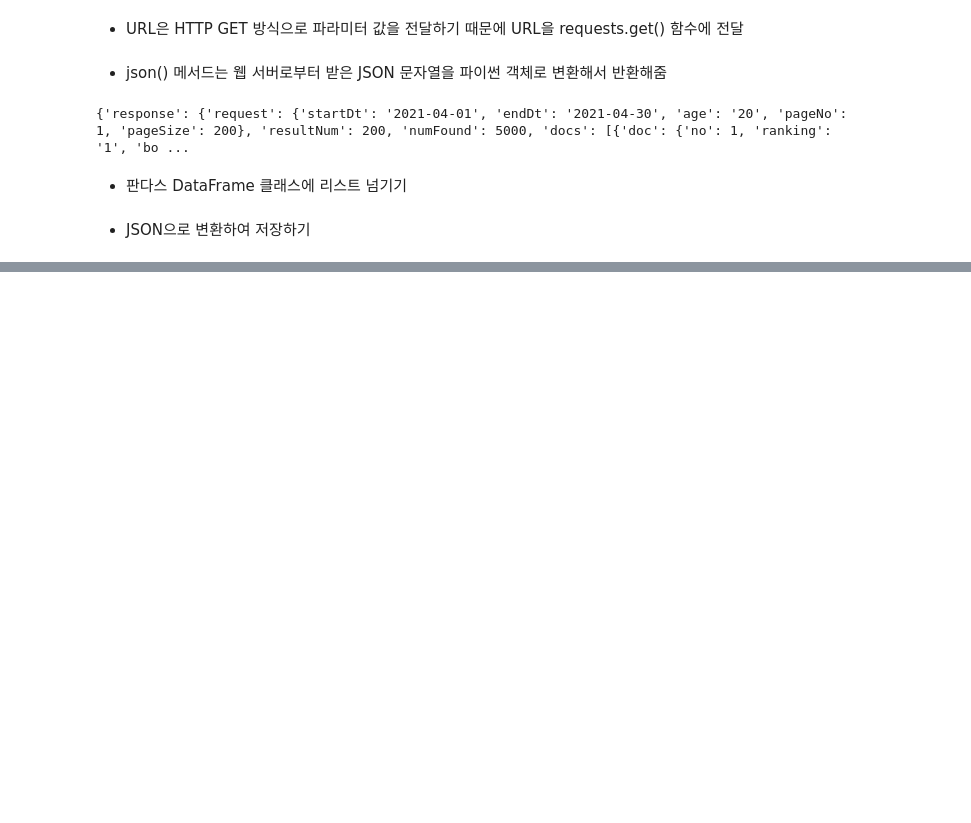
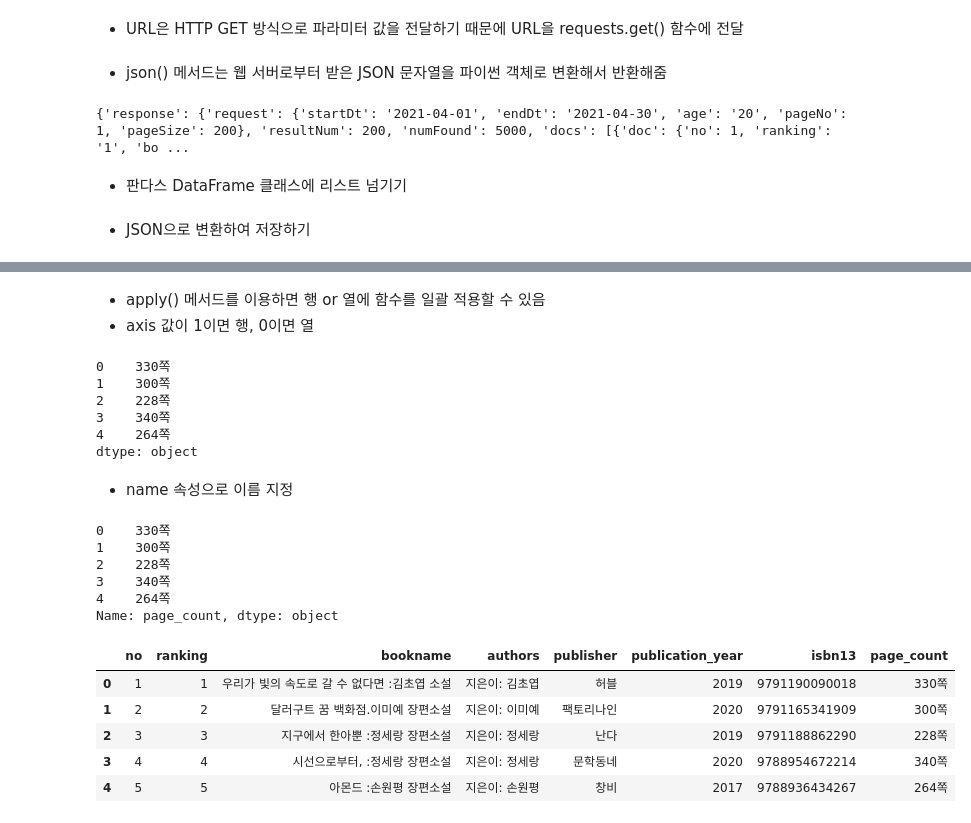
Before and after one commit to SoftShun/DAS, a Jupyter notebook: Data_01.ipynb, the cells around one changed output, grey strips where cells are left out. Saved outputs shown, nothing was run; the diff lists cells and outputs as text; code cells hidden in the pictures; blank space fills up the shorter version.

```diff
--- a/Data_01.ipynb
+++ b/Data_01.ipynb
@@ -353,0 +584,40 @@ books_df.to_json('20s_best_book.json')
+# %% [markdown]
+* apply() 메서드를 이용하면 행 or 열에 함수를 일괄 적용할 수 있음
+* axis 값이 1이면 행, 0이면 열
+# %%
+def get_page_cnt2(row) :
+  isbn = row['isbn13']
+  return get_page_cnt(isbn)
+# %%
+page_count = top5_books.apply(get_page_cnt2, axis = 1)
+print(page_count)
+# %% [output]
+0    330쪽
+1    300쪽
+2    228쪽
+3    340쪽
+4    264쪽
+dtype: object
+# %% [markdown]
+* name 속성으로 이름 지정
+# %%
+page_count.name = 'page_count'
+print(page_count)
+# %% [output]
+0    330쪽
+1    300쪽
+2    228쪽
+3    340쪽
+4    264쪽
+Name: page_count, dtype: object
+# %%
+top5_with_page_count = pd.merge(top5_books, page_count, left_index=True, right_index=True)
+# %%
+top5_with_page_count
+# %% [output]
+|  | no | ranking | bookname | authors | publisher | publication_year | isbn13 | page_count |
+| 0 | 1 | 1 | 우리가 빛의 속도로 갈 수 없다면 :김초엽 소설 | 지은이: 김초엽 | 허블 | 2019 | 9791190090018 | 330쪽 |
+| 1 | 2 | 2 | 달러구트 꿈 백화점.이미예 장편소설 | 지은이: 이미예 | 팩토리나인 | 2020 | 9791165341909 | 300쪽 |
+| 2 | 3 | 3 | 지구에서 한아뿐 :정세랑 장편소설 | 지은이: 정세랑 | 난다 | 2019 | 9791188862290 | 228쪽 |
+| 3 | 4 | 4 | 시선으로부터, :정세랑 장편소설 | 지은이: 정세랑 | 문학동네 | 2020 | 9788954672214 | 340쪽 |
+| 4 | 5 | 5 | 아몬드 :손원평 장편소설 | 지은이: 손원평 | 창비 | 2017 | 9788936434267 | 264쪽 |
```
Also changed, not shown: parts of 32 cells of this notebook.
